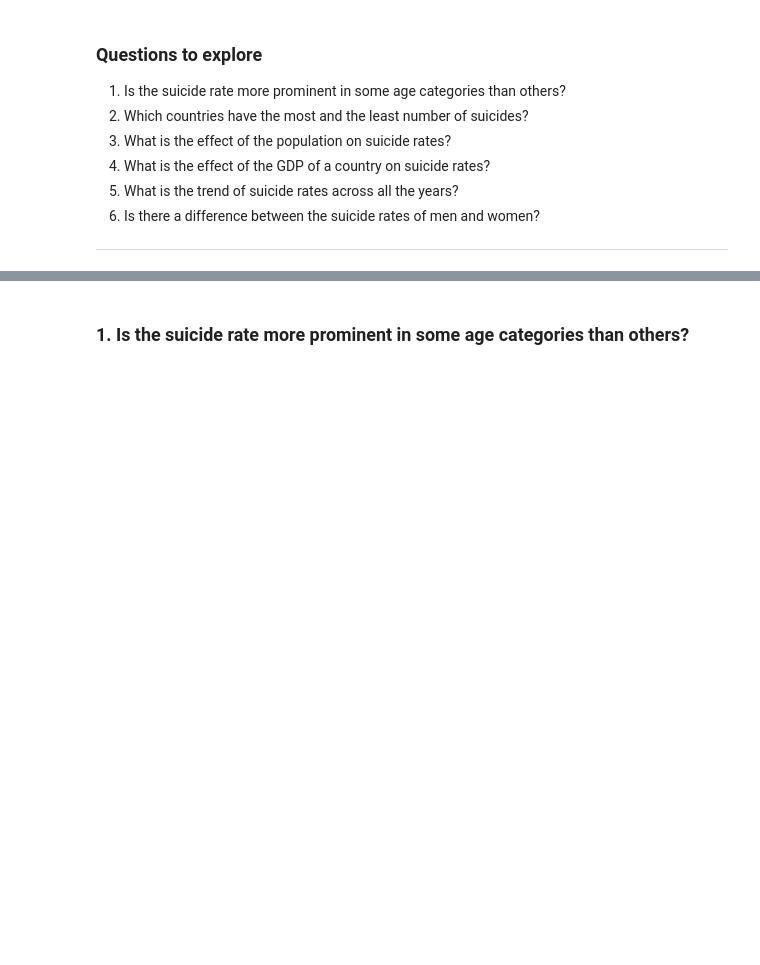
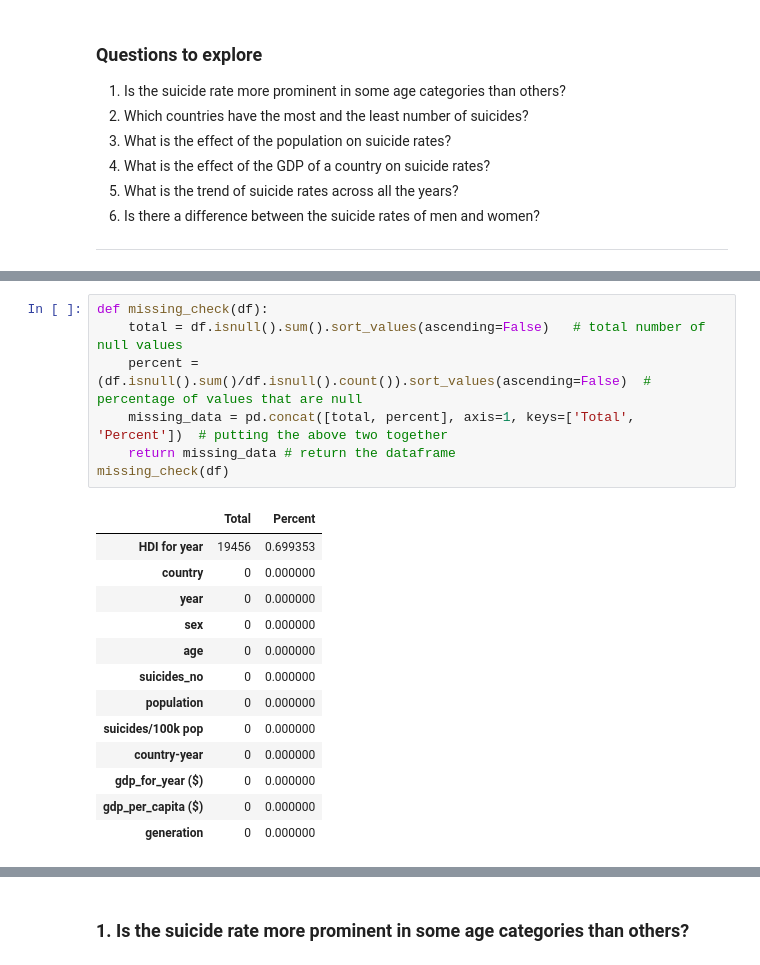
Before and after one commit to AlexHamn/suicide-rates-case-study, a Jupyter notebook: suicideRates.ipynb, the cells around one changed output, grey strips where cells are left out. Cells and saved outputs as stored; diff of their text form; blank space fills up the shorter version.

```diff
--- a/suicideRates.ipynb
+++ b/suicideRates.ipynb
@@ -34,0 +84,21 @@ df = pd.read_csv('./data/master.csv')
+# %%
+def missing_check(df):
+    total = df.isnull().sum().sort_values(ascending=False)   # total number of null values
+    percent = (df.isnull().sum()/df.isnull().count()).sort_values(ascending=False)  # percentage of values that are null
+    missing_data = pd.concat([total, percent], axis=1, keys=['Total', 'Percent'])  # putting the above two together
+    return missing_data # return the dataframe
+missing_check(df)
+# %% [output]
+|  | Total | Percent |
+| HDI for year | 19456 | 0.699353 |
+| country | 0 | 0.000000 |
+| year | 0 | 0.000000 |
+| sex | 0 | 0.000000 |
+| age | 0 | 0.000000 |
+| suicides_no | 0 | 0.000000 |
+| population | 0 | 0.000000 |
+| suicides/100k pop | 0 | 0.000000 |
+| country-year | 0 | 0.000000 |
+| gdp_for_year ($) | 0 | 0.000000 |
+| gdp_per_capita ($) | 0 | 0.000000 |
+| generation | 0 | 0.000000 |
```
Also changed, not shown: parts of 12 cells of this notebook.
